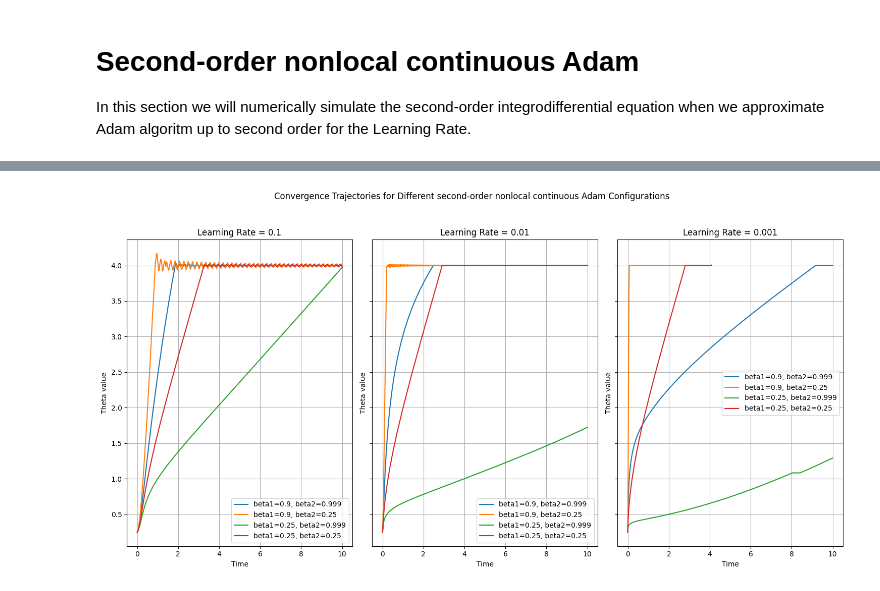
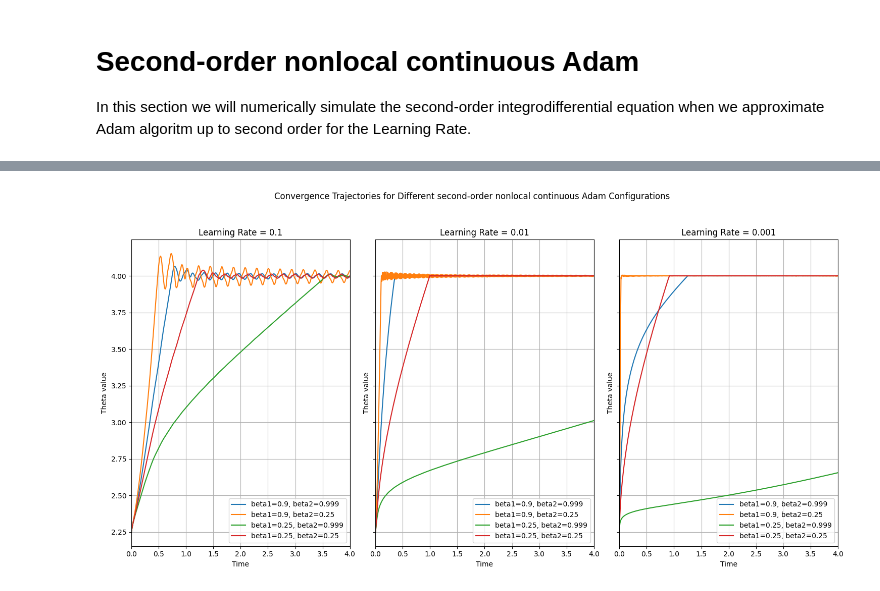
Before and after one commit to carlosherediapimienta/Numerical_IDE, a Jupyter notebook: Simulations_nonlocal_dynamics.ipynb, the cells around one changed output, grey strips where cells are left out. Saved outputs shown, nothing was run; the diff lists cells and outputs as text; code cells hidden in the pictures.

```diff
--- a/Simulations_nonlocal_dynamics.ipynb
+++ b/Simulations_nonlocal_dynamics.ipynb
@@ -26,11 +26,11 @@ all_params = [dict(zip(param_grid.keys(), v)) for v in itertools.product(*param_
 np.random.seed(33)
 
 ## Initial Theta:
-theta_initial = np.random.uniform(0,1)
-theta_initial_dot = np.random.uniform(0,1)
+theta_initial = np.random.uniform(2,3)
+theta_initial_dot = np.random.uniform(2,3)
 
 ## Initial conditions
-t_max = 10
+t_max = 4
 t_0 = 1e-12
 
 ### Choose the function to optimize
@@ -145,10 +145,15 @@ Final parameter value ADAM: theta = 1.9997, with elapsed time: 0.00 minutes.
 
 In this section we will numerically simulate the first-order integrodifferential equation when we approximate Adam algoritm up to first order for the Learning Rate.
 # %%
-fig, axs = plt.subplots(ncols=3, figsize=(15, 8), sharex=True, sharey=True)
+fig, axs = plt.subplots(ncols=3, figsize=(15, 8), sharex=False, sharey=True)
 fig.suptitle('Convergence Trajectories for Different first-order nonlocal continuous Adam Configurations')
 
-y0 = [theta_initial] ## Initial value for theta
+## Initial value for theta
+y0 = [theta_initial]
+
+## IVPSolver configuration
+rtol = 1e-5
+atol = 1e-7
 
 for i, lr in enumerate(param_grid['lr']):
     ax = axs[i]
@@ -161,7 +166,7 @@ for i, lr in enumerate(param_grid['lr']):
         print(f'\nNonlocal continuous Adam Configuration: {params}')
 
         optimizer = AdamIDE(second_order=False, t_max=t_max, t_0=t_0, alpha=lr, beta=[params['beta1'], params['beta2']],
-                            y0=y0, example=example, y_true=y_true, x=x, verbose=False)
+                            y0=y0, example=example, y_true=y_true, x=x, verbose=False, rtol=rtol, atol=atol, omega=omega)
 
         if example == 1:
             sol = optimizer.optimize()
@@ -179,6 +184,7 @@ for i, lr in enumerate(param_grid['lr']):
         elif example == 2:
             ax.plot(losses_IDE['Time'], losses_IDE['Loss'], label=label)
             ax.set_ylabel('Loss')
+        ax.set_xlim([t_0, t_max])
 
         ax.set_xlim([0, t_max])
         ax.set_title(f'Learning Rate = {lr}')
@@ -213,10 +219,16 @@ Final parameter value ADAMIDE: theta = 1.9992, with elapsed time: 4.35 minutes.
 
 In this section we will numerically simulate the second-order integrodifferential equation when we approximate Adam algoritm up to second order for the Learning Rate.
 # %%
-fig, axs = plt.subplots(ncols=3, figsize=(15, 8), sharex=True, sharey=True)
+fig, axs = plt.subplots(ncols=3, figsize=(15, 8), sharex=False, sharey=True)
 fig.suptitle('Convergence Trajectories for Different second-order nonlocal continuous Adam Configurations')
 
-y0 = [theta_initial,  theta_initial_dot] ## Initial value for theta and theta dot
+## Initial value for theta and theta dot
+y0 = [theta_initial,  theta_initial_dot]
+
+## IVPSolver configuration
+rtol = 0.05
+atol = 1e-4
+
 
 for i, lr in enumerate(param_grid['lr']):
     ax = axs[i]
@@ -229,7 +241,7 @@ for i, lr in enumerate(param_grid['lr']):
         print(f'\nNonlocal continuous Adam Configuration: {params}')
 
         optimizer = AdamIDE(second_order=True, t_max=t_max, t_0=t_0, omega=omega, alpha=lr, beta=[params['beta1'], params['beta2']],
-                             y0=y0, example=example, y_true=y_true, x=x, verbose=False)
+                             y0=y0, example=example, y_true=y_true, x=x, rtol=rtol, atol=atol, verbose=False)
 
         if example == 1:
             sol = optimizer.optimize()
@@ -247,6 +259,7 @@ for i, lr in enumerate(param_grid['lr']):
         elif example == 2:
             ax.plot(losses_IDE['Time'], losses_IDE['Loss'], label=label)
             ax.set_ylabel('Loss')
+        ax.set_xlim([t_0, t_max])
         ax.set_title(f'Learning Rate = {lr}')
         ax.set_yscale('log' if example == 2 else 'linear')
         ax.set_xlabel('Time')
@@ -276 +289 @@ Final parameter value ADAMIDE: theta = 4.0000, with elapsed time: 0.38 minutes.
-[figure, old version]
+[figure, new version]
```
Also changed, not shown: parts of 3 cells of this notebook, 1 other file.
